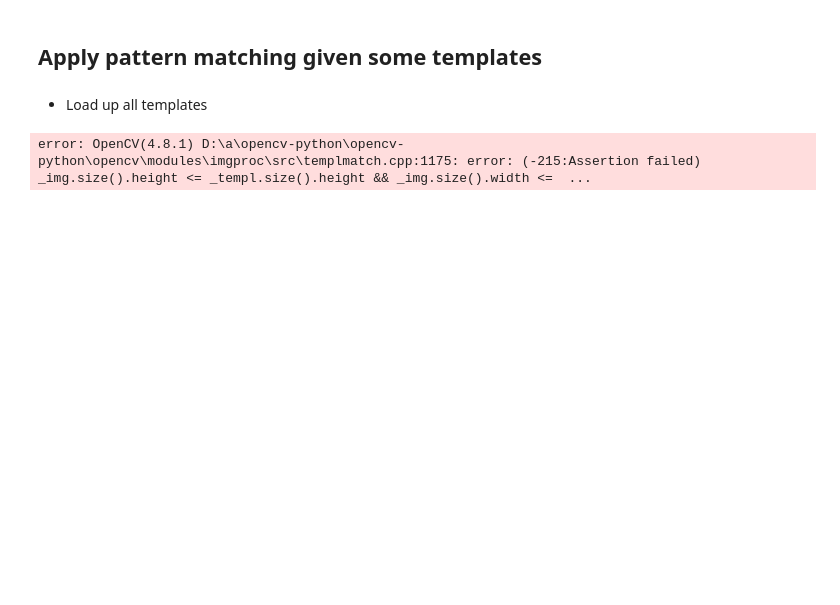
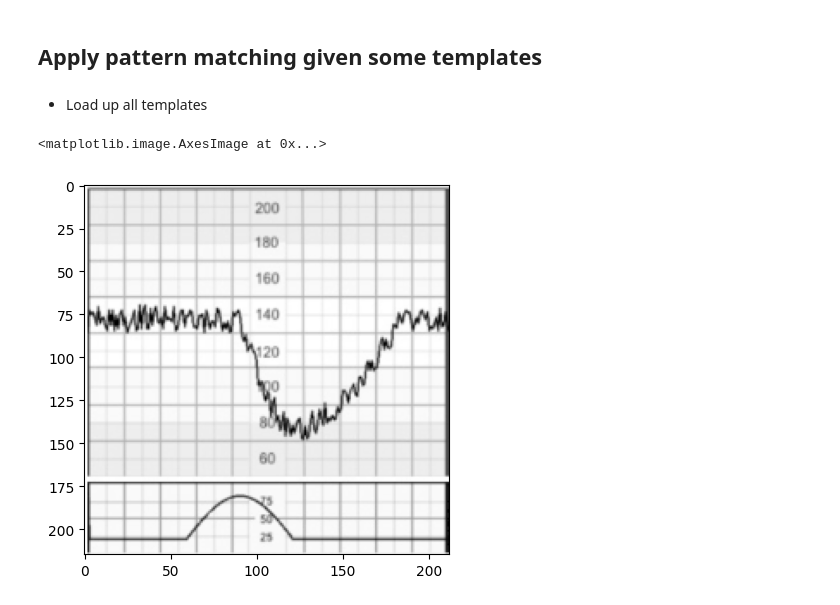
Before and after one commit to mustaphouni04/linies-de-la-vida-bitsxlamarato, a Jupyter notebook: analysis.ipynb, the cells around one changed output. Drawn from its saved outputs; the diff is of its cells as text; code cells hidden in the pictures; blank space fills up the shorter version.

```diff
--- a/analysis.ipynb
+++ b/analysis.ipynb
@@ -88,51 +99,34 @@ plt.show()
 # %%
 # Load the templates in grayscale
 template_1 = cv2.imread("templates/template_1_deceleration.png",0)
 
 template_2 = cv2.imread("templates/template_2_deceleration.png", 0)
 
 template_3 = cv2.imread("templates/template_3_bradycardia.png", 0)
 
 template_4 = cv2.imread("templates/template_4_reduced_variability.png", 0)
 
 template_5 = cv2.imread("templates/template_5_skipper.png", 0)
 
 template_6 = cv2.imread("templates/template_6_sinus.png", 0)
 
 template_7 = cv2.imread("templates/template_7_pseudosinus.png", 0)
 
 template_8 = cv2.imread("templates/template_8_acceleration.png", 0)
 
 template_9 = cv2.imread("templates/template_9_early_decelerations.png", 0)
 
 template_10 = cv2.imread("templates/template_10_variable_decelerations.png", 0)
 
 template_11 = cv2.imread("templates/template_11_bradycardia_decelerations.png", 0)
 
 template_12 = cv2.imread("templates/template_12_increaseFCFb.png", 0)
 
 template_13 = cv2.imread("templates/template_13_reduced_variability.png", 0)
 
 template_14 = cv2.imread("templates/template_14_terminal_cardiac_arrest.png", 0)
+
+plt.imshow(template_2, cmap="gray")
+# %% [output]
+<matplotlib.image.AxesImage at 0x...>
+[figure, added]
-# %%
-
-# Store the templates in a list
-templates = [template_1, template_2, template_3, template_4, template_5, template_6, template_7, template_8, template_9, template_10, template_11, template_12, template_13, template_14]
-
-# Iterate through each template and perform template matching
-for template in templates:
-    # Perform template matching
-    result = cv2.matchTemplate(page_1_gray, template, cv2.TM_CCOEFF_NORMED)
-
-    # Store the coordinates of matched area in a numpy array
-    min_val, max_val, min_loc, max_loc = cv2.minMaxLoc(result)
-
-    # Draw a rectangle around the matched region
-    top_left = max_loc
-    bottom_right = (top_left[0] + 50, top_left[1] + 50)
-    cv2.rectangle(page_1, top_left, bottom_right, (0, 0, 255), 2)
-
-# Display the image with the matched template
-plt.imshow(page_1)
-# %% [output]
-error: OpenCV(4.8.1) D:\a\opencv-python\opencv-python\opencv\modules\imgproc\src\templmatch.cpp:1175: error: (-215:Assertion failed) _img.size().height <= _templ.size().height && _img.size().width <=  ...
```
Also changed, not shown: parts of 5 cells of this notebook, 9 other files.
